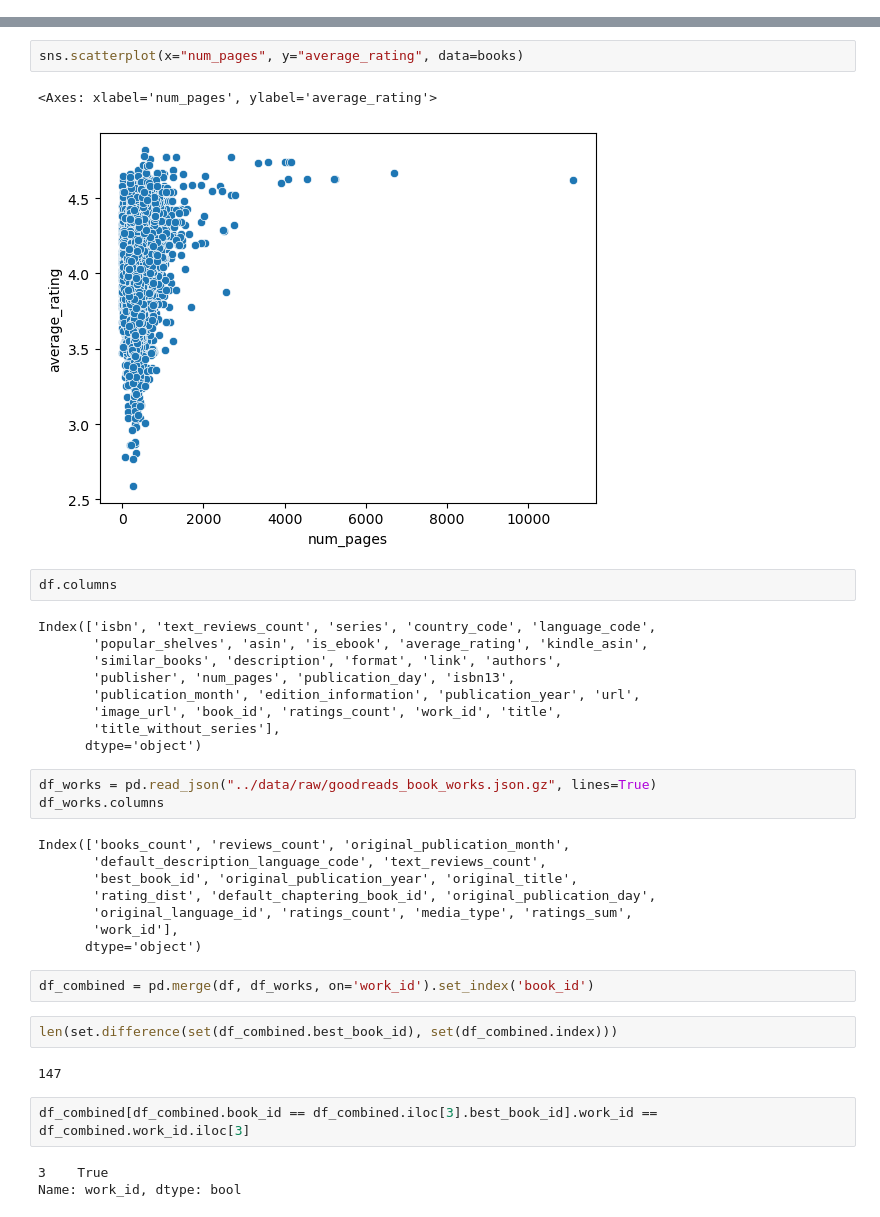
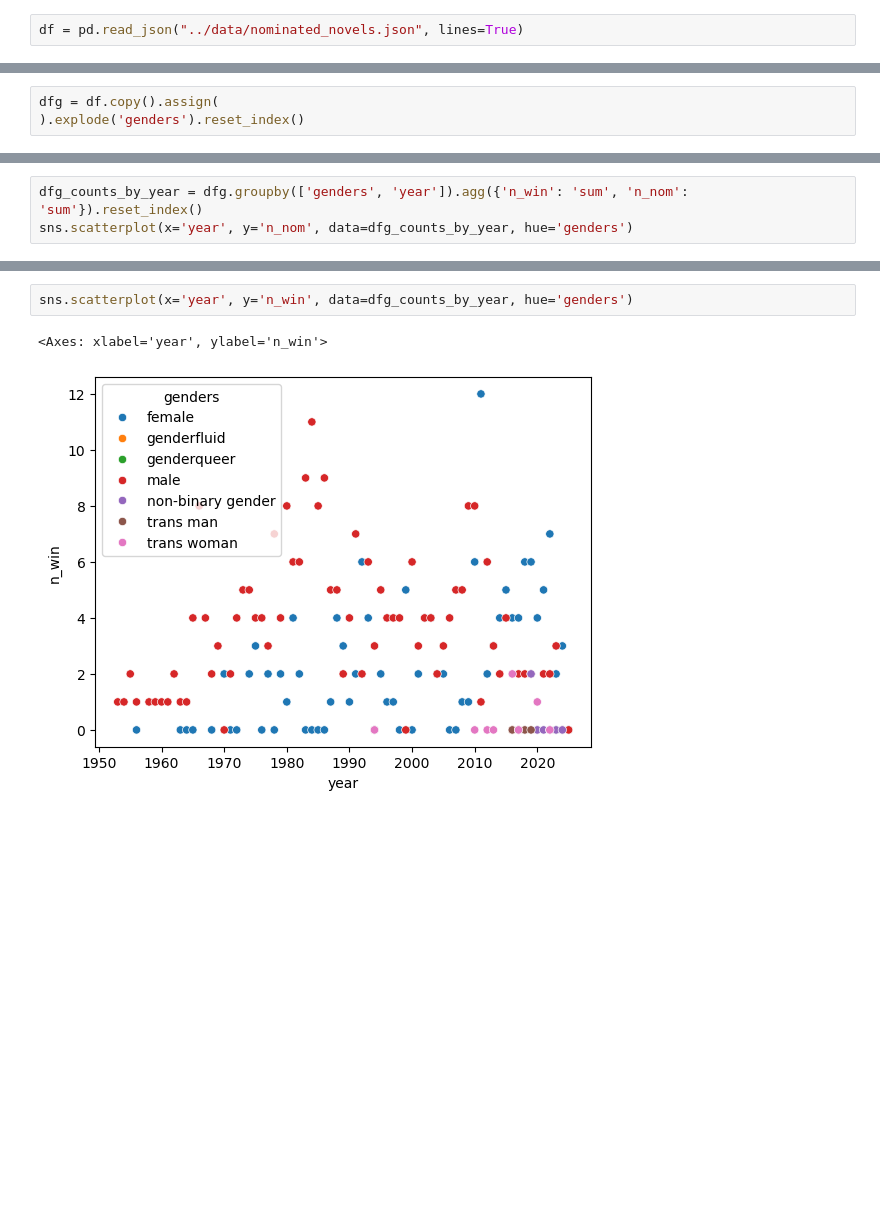
Before and after one commit to raineszm/sff-predict, a Jupyter notebook: notebooks/EDA.ipynb, the cells around one changed output, grey strips where cells are left out. Drawn from its saved outputs; the diff is of its cells as text; blank space fills up the shorter version.

Commit message:
put data in json format to preserve lists
Former-commit-id: e70f38bfba88b6cbc6e1a068140627aa38e0fe1f

```diff
--- a/notebooks/EDA.ipynb
+++ b/notebooks/EDA.ipynb
@@ -9,3 +7,5 @@ df = pd.read_parquet("../data/scifi_fantasy.parquet")
+# %%
+df = pd.read_json("../data/nominated_novels.json", lines=True)
 # %%
 df.ratings_count.astype(np.int64).head()
 # %% [output]
@@ -112,0 +23,3 @@ sns.kdeplot(books.num_pages, fill=True)
+# %%
+dfg = df.copy().assign(
+).explode('genders').reset_index()
@@ -112,0 +44,3 @@ sns.kdeplot(books.num_pages, fill=True)
+# %%
+dfg_counts_by_year = dfg.groupby(['genders', 'year']).agg({'n_win': 'sum', 'n_nom': 'sum'}).reset_index()
+sns.scatterplot(x='year', y='n_nom', data=dfg_counts_by_year, hue='genders')
@@ -113,38 +50,5 @@ sns.kdeplot(books.num_pages, fill=True)
 # %%
-sns.scatterplot(x="num_pages", y="average_rating", data=books)
+sns.scatterplot(x='year', y='n_win', data=dfg_counts_by_year, hue='genders')
 # %% [output]
-<Axes: xlabel='num_pages', ylabel='average_rating'>
+<Axes: xlabel='year', ylabel='n_win'>
-[figure, old version]
+[figure, new version]
-# %%
-df.columns
-# %% [output]
-Index(['isbn', 'text_reviews_count', 'series', 'country_code', 'language_code',
-       'popular_shelves', 'asin', 'is_ebook', 'average_rating', 'kindle_asin',
-       'similar_books', 'description', 'format', 'link', 'authors',
-       'publisher', 'num_pages', 'publication_day', 'isbn13',
-       'publication_month', 'edition_information', 'publication_year', 'url',
-       'image_url', 'book_id', 'ratings_count', 'work_id', 'title',
-       'title_without_series'],
-      dtype='object')
-# %%
-df_works = pd.read_json("../data/raw/goodreads_book_works.json.gz", lines=True)
-df_works.columns
-# %% [output]
-Index(['books_count', 'reviews_count', 'original_publication_month',
-       'default_description_language_code', 'text_reviews_count',
-       'best_book_id', 'original_publication_year', 'original_title',
-       'rating_dist', 'default_chaptering_book_id', 'original_publication_day',
-       'original_language_id', 'ratings_count', 'media_type', 'ratings_sum',
-       'work_id'],
-      dtype='object')
-# %%
-df_combined = pd.merge(df, df_works, on='work_id').set_index('book_id')
-# %%
-len(set.difference(set(df_combined.best_book_id), set(df_combined.index)))
-# %% [output]
-147
-# %%
-df_combined[df_combined.book_id == df_combined.iloc[3].best_book_id].work_id == df_combined.work_id.iloc[3]
-# %% [output]
-3    True
-Name: work_id, dtype: bool
```
Also changed, not shown: parts of 24 cells of this notebook, 3 other files.
